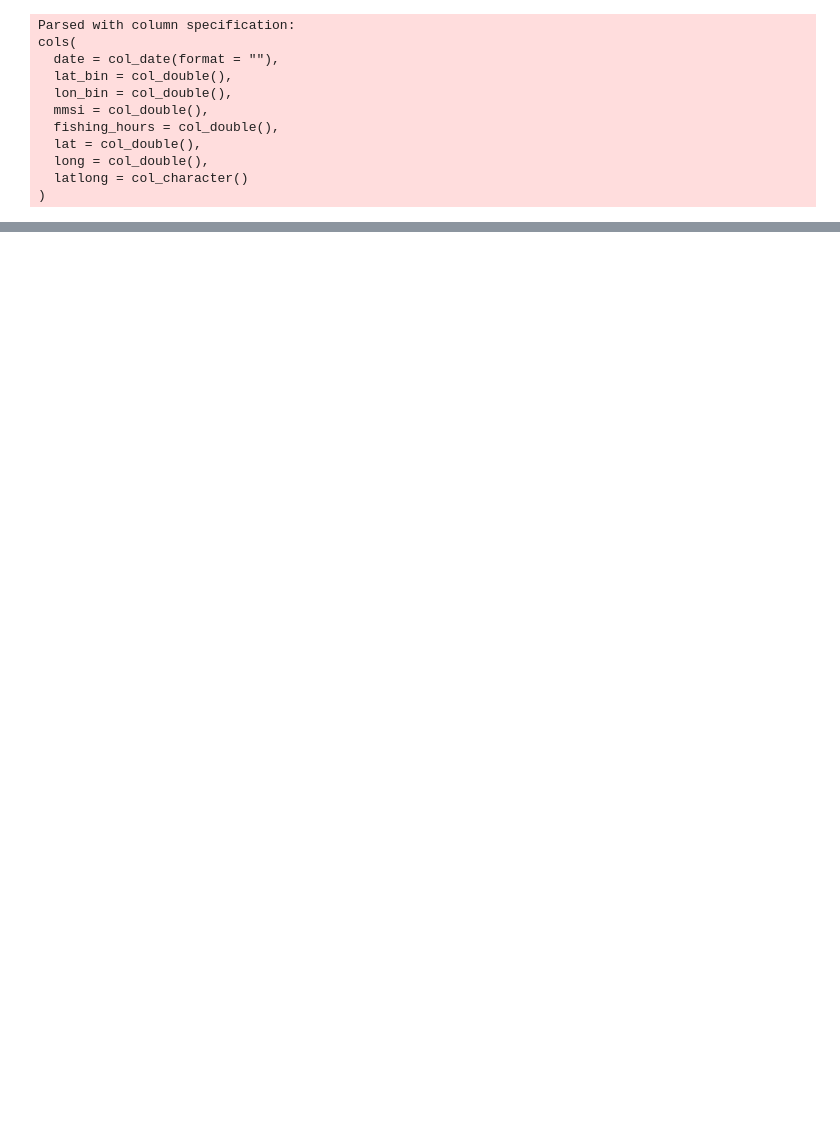
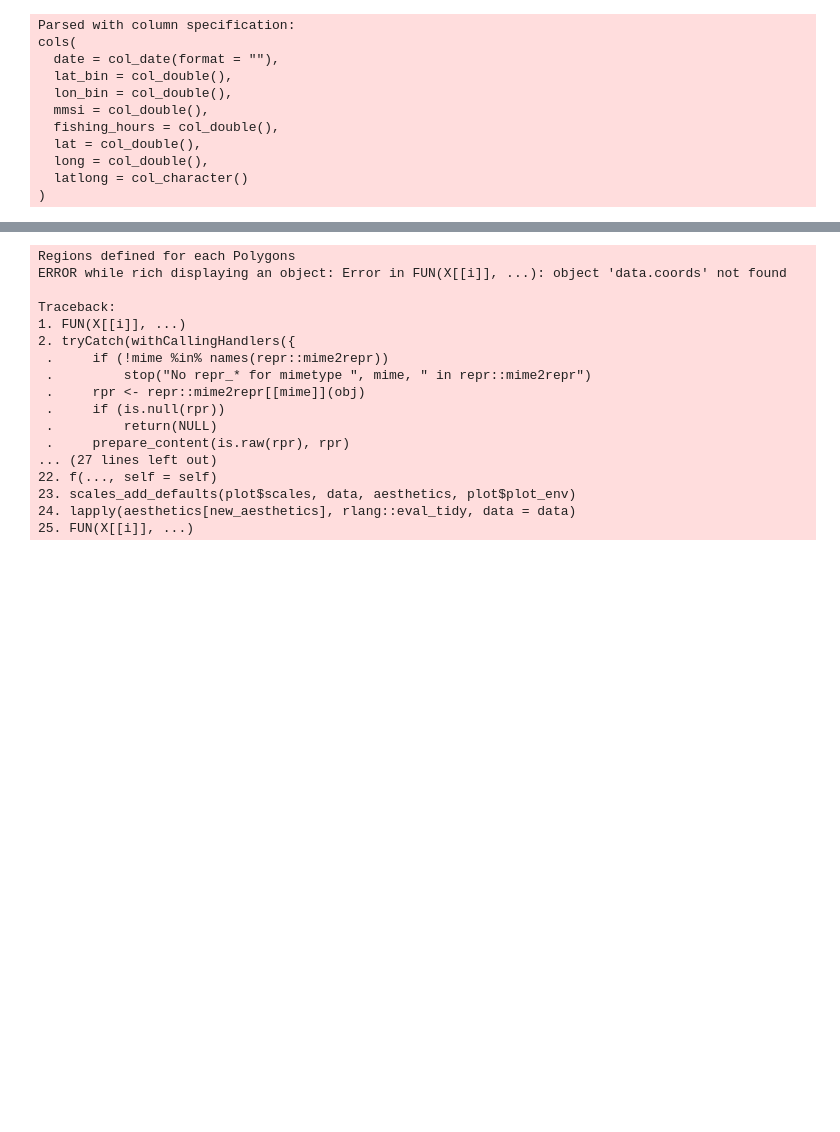
Before and after one commit to ericnost/gfw, a Jupyter notebook: gfw_analysis.ipynb, the cells around one changed output, grey strips where cells are left out. Drawn from its saved outputs; the diff is of its cells as text; code cells hidden in the pictures; blank space fills up the shorter version.

```diff
--- a/gfw_analysis.ipynb
+++ b/gfw_analysis.ipynb
@@ -44,0 +56,25 @@ ERROR: Error in ogrInfo(dsn = dsn, layer = layer, encoding = encoding, use_iconv
+# %%
+#head(countries)
+ggplot(data = countries, aes(x = data.coords[,1], y = data.coords[,2], fill = data.SOVEREIGNT)) +
+    geom_polygon(colour = "black") +
+    coord_equal() +
+    theme()
+# %% [output]
+Regions defined for each Polygons
+ERROR while rich displaying an object: Error in FUN(X[[i]], ...): object 'data.coords' not found
+
+Traceback:
+1. FUN(X[[i]], ...)
+2. tryCatch(withCallingHandlers({
+ .     if (!mime %in% names(repr::mime2repr))
+ .         stop("No repr_* for mimetype ", mime, " in repr::mime2repr")
+ .     rpr <- repr::mime2repr[[mime]](obj)
+ .     if (is.null(rpr))
+ .         return(NULL)
+ .     prepare_content(is.raw(rpr), rpr)
+... (27 lines left out)
+22. f(..., self = self)
+23. scales_add_defaults(plot$scales, data, aesthetics, plot$plot_env)
+24. lapply(aesthetics[new_aesthetics], rlang::eval_tidy, data = data)
+25. FUN(X[[i]], ...)
+[figure, added]
```
Also changed, not shown: parts of 7 cells of this notebook, 1 other file.
